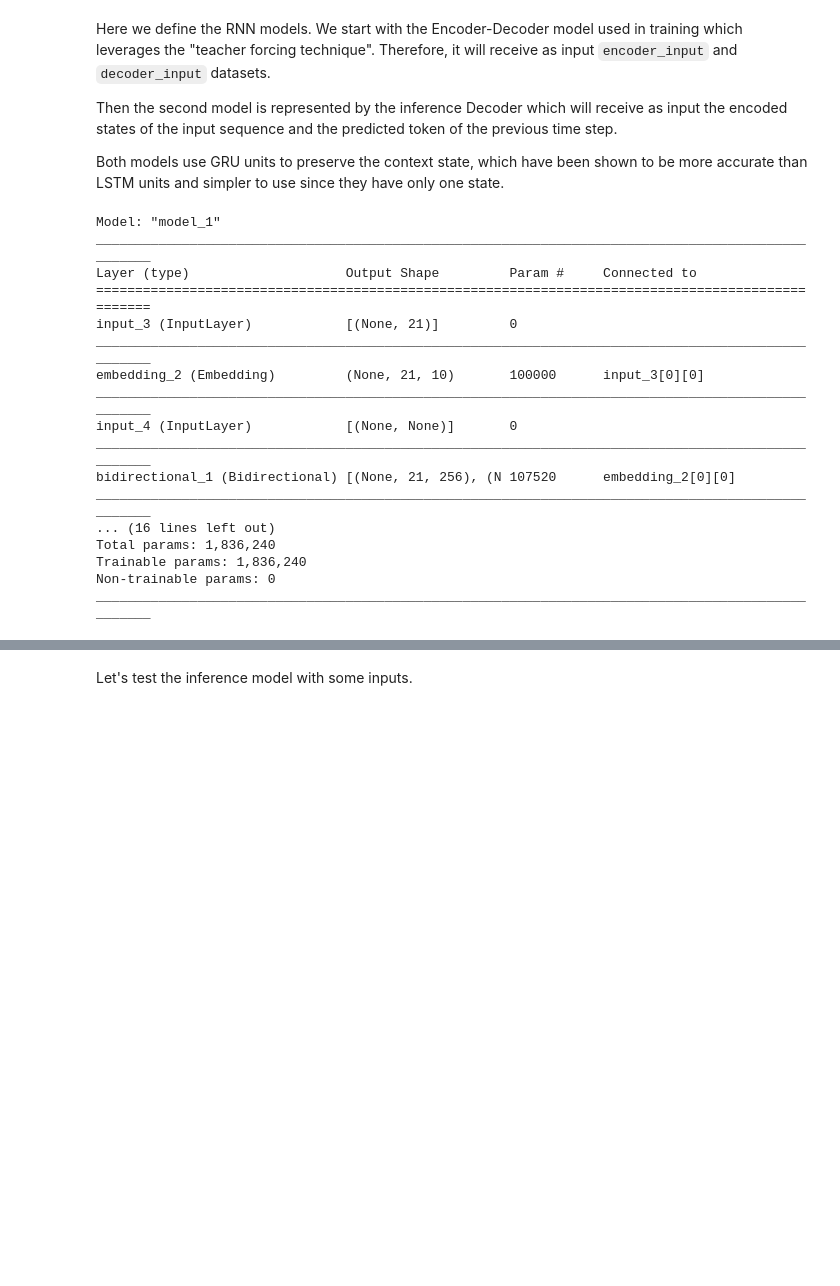
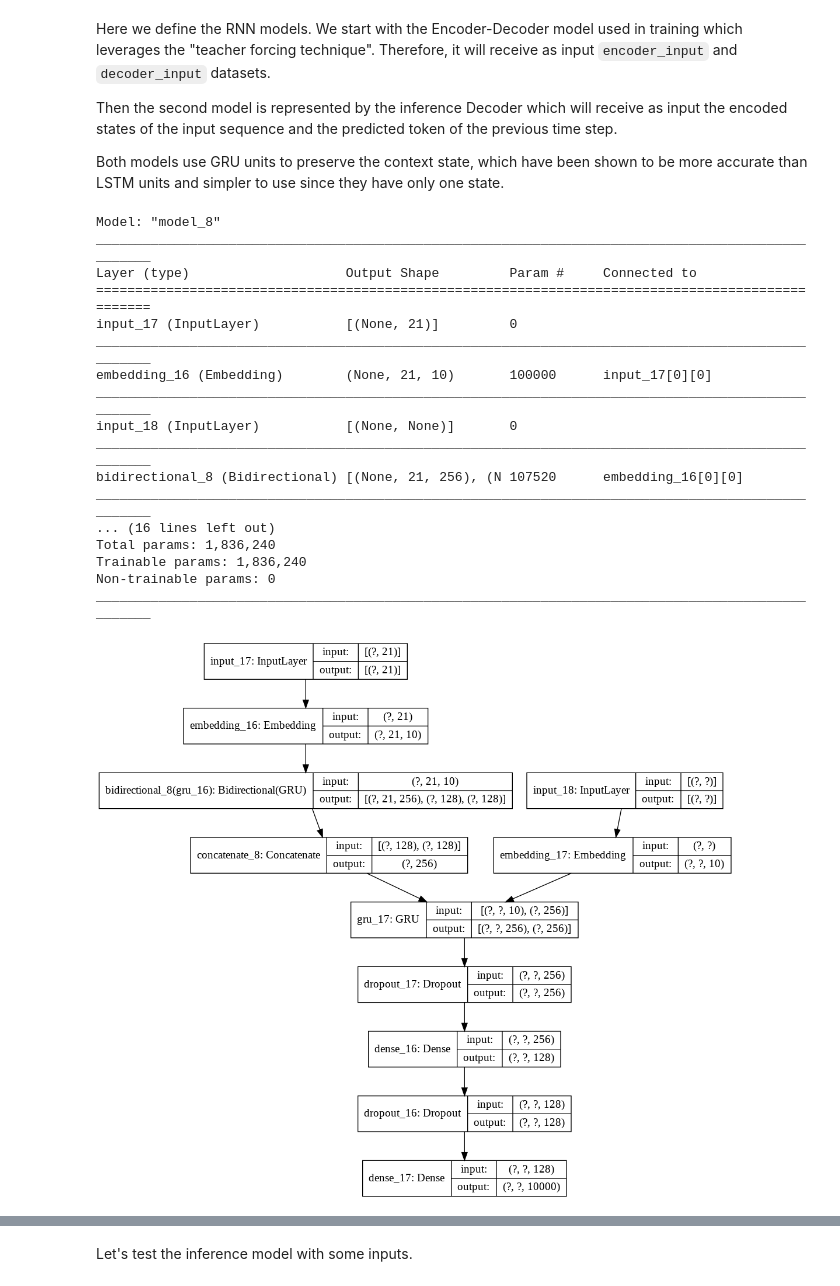
Before and after one commit to jiayihu/gmail-smart-compose, a Jupyter notebook: Google_Smart_Compose.ipynb, the cells around one changed output, grey strips where cells are left out. Saved outputs shown, nothing was run; the diff lists cells and outputs as text; code cells hidden in the pictures; blank space fills up the shorter version.

```diff
--- a/Google_Smart_Compose.ipynb
+++ b/Google_Smart_Compose.ipynb
@@ -282,11 +309,11 @@ Both models use GRU units to preserve the context state, which have been shown t
 # GRU Encoder
 encoder_in_layer = keras.layers.Input(shape=(max_length_in,))
 encoder_embedding = keras.layers.Embedding(input_dim=vocab_size, output_dim=embedding_dim)
-encoder_bi_lstm = keras.layers.Bidirectional(keras.layers.GRU(units=latent_dim, return_sequences=True, return_state=True))
+encoder_bi_gru = keras.layers.Bidirectional(keras.layers.GRU(units=latent_dim, return_sequences=True, return_state=True))
 
 # Discard the encoder output and use hidden states (h) and memory cells states (c)
 # for forward (f) and backward (b) layer
-encoder_out, fstate_h, bstate_h = encoder_bi_lstm(encoder_embedding(encoder_in_layer))
+encoder_out, fstate_h, bstate_h = encoder_bi_gru(encoder_embedding(encoder_in_layer))
 state_h = keras.layers.Concatenate()([fstate_h, bstate_h])
 
 # GRUDecoder
@@ -302,25 +329,32 @@ decoder_out_layer = decoder_dense(keras.layers.Dropout(rate=0.2)(decoder_dense_1
 # Define the model that uses the Encoder and the Decoder
 model = keras.models.Model([encoder_in_layer, decoder_in_layer], decoder_out_layer)
 
-model.compile(optimizer='adam', loss="sparse_categorical_crossentropy", metrics=['sparse_categorical_accuracy'])
+def perplexity(y_true, y_pred):
+    return keras.backend.exp(keras.backend.mean(keras.backend.sparse_categorical_crossentropy(y_true, y_pred)))
+
+model.compile(optimizer='adam', loss="sparse_categorical_crossentropy", metrics=[perplexity])
 model.summary()
 # %% [output]
-Model: "model_1"
+Model: "model_8"
 __________________________________________________________________________________________________
 Layer (type)                    Output Shape         Param #     Connected to
 ==================================================================================================
-input_3 (InputLayer)            [(None, 21)]         0
+input_17 (InputLayer)           [(None, 21)]         0
 __________________________________________________________________________________________________
-embedding_2 (Embedding)         (None, 21, 10)       100000      input_3[0][0]
+embedding_16 (Embedding)        (None, 21, 10)       100000      input_17[0][0]
 __________________________________________________________________________________________________
-input_4 (InputLayer)            [(None, None)]       0
+input_18 (InputLayer)           [(None, None)]       0
 __________________________________________________________________________________________________
-bidirectional_1 (Bidirectional) [(None, 21, 256), (N 107520      embedding_2[0][0]
+bidirectional_8 (Bidirectional) [(None, 21, 256), (N 107520      embedding_16[0][0]
 __________________________________________________________________________________________________
 ... (16 lines left out)
 Total params: 1,836,240
 Trainable params: 1,836,240
 Non-trainable params: 0
 __________________________________________________________________________________________________
+# %%
+keras.utils.plot_model(model, "encoder-decoder.png", show_shapes=True)
+# %% [output]
+[figure, added]
 # %%
 epochs = 15
```
Also changed, not shown: parts of 24 cells of this notebook.
